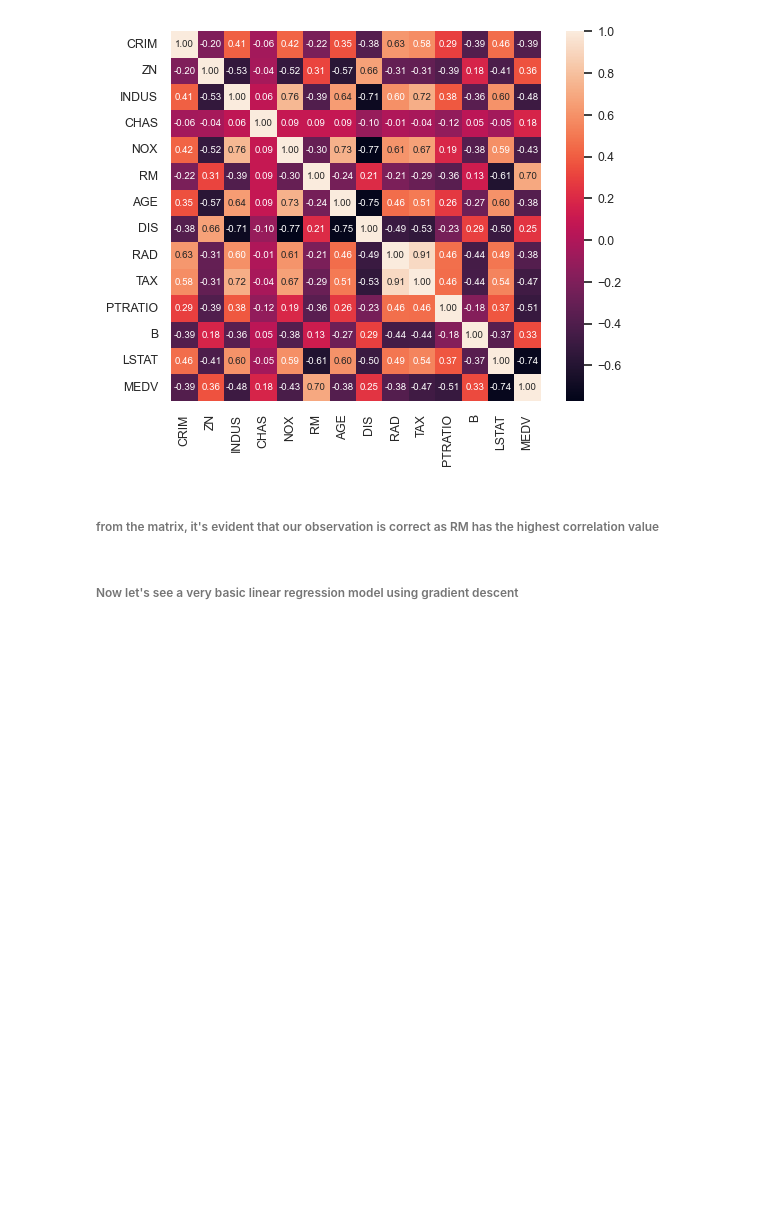
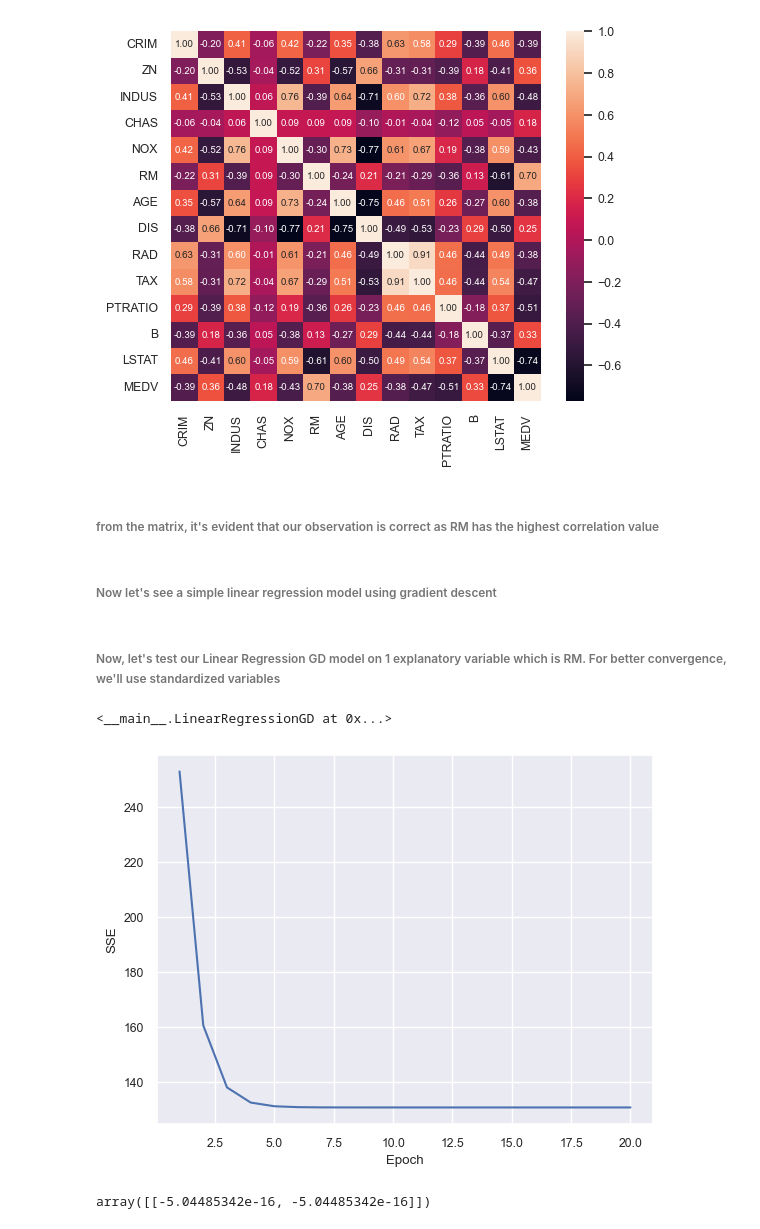
Before and after one commit to i-am-srk/Machine-Learning, a Jupyter notebook: linear regression/linear regression.ipynb, the cells around one changed output. Drawn from its saved outputs; the diff is of its cells as text; code cells hidden in the pictures; blank space fills up the shorter version.

Commit message:
linear regression v6

```diff
--- a/linear regression/linear regression.ipynb
+++ b/linear regression/linear regression.ipynb
@@ -192,7 +193,7 @@ plt.show()
 # %% [markdown]
 ###### from the matrix, it's evident that our observation is correct as RM has the highest correlation value
 # %% [markdown]
-###### Now let's see a very basic linear regression model using gradient descent
+###### Now let's see a simple linear regression model using gradient descent
 # %%
 class LinearRegressionGD:
     def __init__(self, eta=0.001, n_iter=20):
@@ -200,17 +201,17 @@ class LinearRegressionGD:
         self.n_iter = n_iter
 
     def net_input(self, X):
-        return np.dot(X, self.w_[1:]) + self.w_[0]
+        return np.dot(X, self.w_[:, 1:]) + self.w_[:, :1]
 
-    def fit(self, X, y):
-        self.w_ = np.zeros(1+X.shape[1])
+    def fit(self, X, y_i):
+        self.w_ = np.zeros((1, 1+X.shape[1]))
         self.cost_ = []
 
         for i in range(self.n_iter):
-            output = self.net_input(X)
-            errors = (y - output)
-            self.w_[1:] += self.eta * X.T.dot(errors)
-            self.w_[0] += self.eta * errors.sum()
+            y_pred = self.net_input(X)
+            errors = (y_i - y_pred)
+            self.w_[:, 1:] += self.eta * X.T.dot(errors)
+            self.w_[:, 0] += self.eta * errors.sum()
             cost = (errors**2).sum() / 2.0
             self.cost_.append(cost)
 
@@ -218,3 +219,25 @@ class LinearRegressionGD:
 
     def predict(self, X):
         return self.net_input(X)
+# %% [markdown]
+###### Now, let's test our Linear Regression GD model on 1 explanatory variable which is RM. For better convergence, we'll use standardized variables
+# %%
+X = df[["RM"]].values
+y = df[["MEDV"]].values
+X_std = StandardScaler().fit_transform(X)
+y_std = StandardScaler().fit_transform(y)
+lr = LinearRegressionGD()
+lr.fit(X_std, y_std)
+# %% [output]
+<__main__.LinearRegressionGD at 0x...>
+# %%
+plt.plot(range(1, lr.n_iter+1), lr.cost_)
+plt.ylabel("SSE")
+plt.xlabel("Epoch")
+plt.show()
+# %% [output]
+[figure, added]
+# %%
+lr.w_
+# %% [output]
+array([[-5.04485342e-16, -5.04485342e-16]])
```
Also changed, not shown: parts of 1 cell of this notebook.
